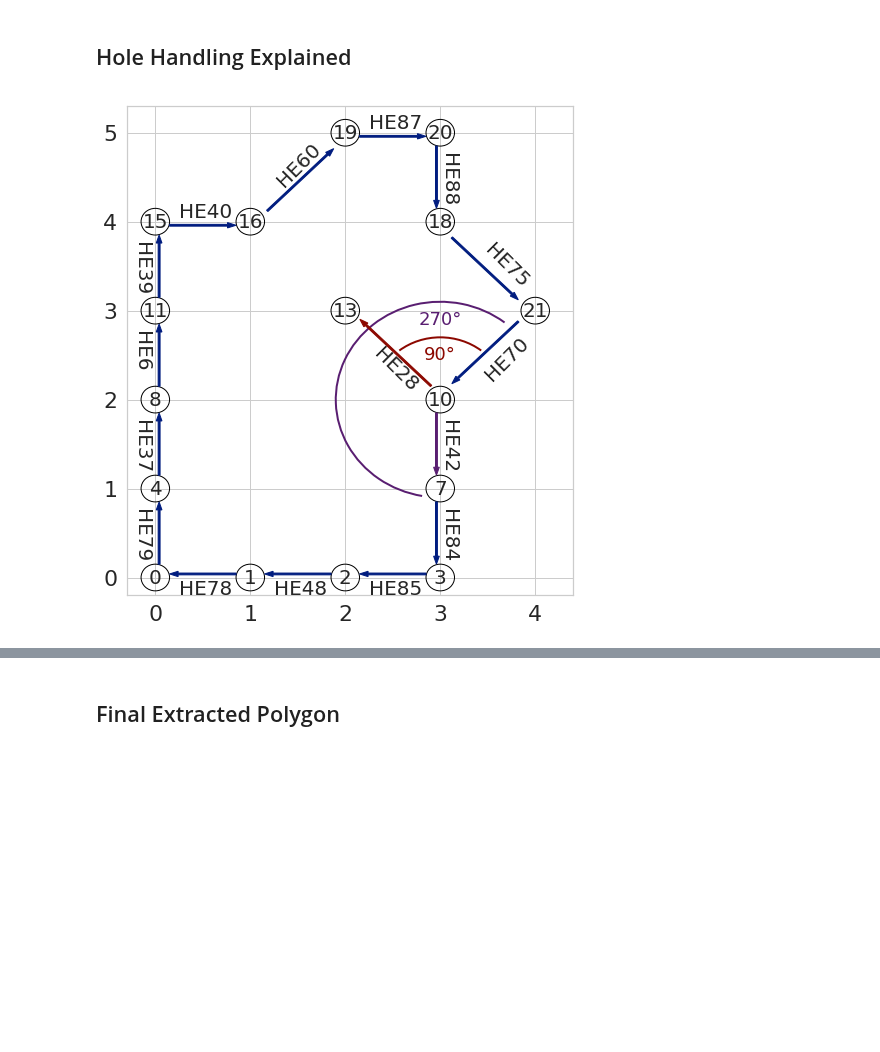
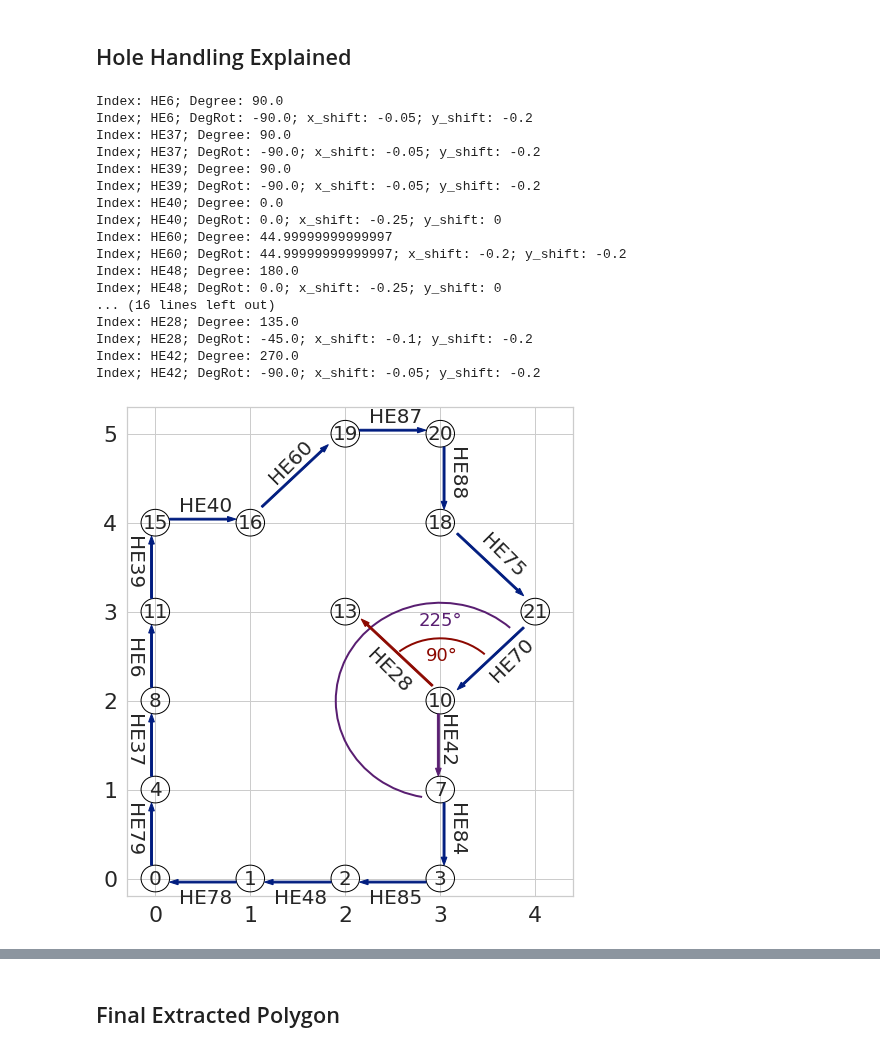
Before and after one commit to JeremyBYU/concavehull-evaluation, a Jupyter notebook: analysis/AlgorithmExplained.ipynb, the cells around one changed output, grey strips where cells are left out. Cells and saved outputs as stored; diff of their text form; code cells hidden in the pictures; blank space fills up the shorter version.

Commit message:
Modifcations to reproduce graph.

```diff
--- a/analysis/AlgorithmExplained.ipynb
+++ b/analysis/AlgorithmExplained.ipynb
@@ -13,7 +13,7 @@ from shapely.geometry import LineString, asPolygon
 from shapely.affinity import scale
 
 from concave_evaluation.helpers import fake_building, plot_line, BLUE, GRAY, plot_arrow, scale_axes, plot_poly
-%matplotlib notebook
+%matplotlib inline
 sns.set(font_scale=2)  # crazy big
 sns.set_style("whitegrid")
 current_palette = sns.color_palette('dark')
@@ -32,4 +32,7 @@ GRAY = current_palette[7] + (0.7, )
 GRAY_LIGHT = current_palette[7] + (0.3, )
 # plt.rc('text', usetex=True)
 # plt.rcParams['text.latex.unicode'] = True
+import matplotlib
+matplotlib.rcParams['pdf.fonttype'] = 42
+matplotlib.rcParams['ps.fonttype'] = 42
 # %% [output]
@@ -77,11 +83,17 @@ def plot_triangles(ax, points, triangles, mask=None, lw=1.0, **kwargs):
 
 
 def plot_circle_points(ax, points, exclude_list=[], **kwargs):
+    text = kwargs.get('text', None)
+    if text is not  None:
+        del kwargs['text']
     for i in range(points.shape[0]):
         if i in exclude_list:
             continue
         point = points[i,:]
-        plot_circle_point(ax, point, text=str(i), **kwargs)
+        if text is None:
+            plot_circle_point(ax, point, text=str(i), **kwargs)
+        else:
+            plot_circle_point(ax, point, text=False, **kwargs)
 
 def plot_circle_point(ax, point, text=None, fontsize=14, radius=0.15, color='black'):
     circle = plt.Circle(point, radius=radius, fill=False, edgecolor=color)
@@ -222,7 +234,7 @@ def plot_halftriangles(ax, points, delaunay, plane, tri_color=(BLUE, BLUE_LIGHT)
         if border_edge_num_only and edgeclass[e] not in ['border', 'hole']:
             edge_text = None
         plot_arrow(ax, ls, color=color, width=0.02, scale_factor=0.70,
-                   offset=0.04, offset_side='right', shape='full',index=edge_text, length_includes_head=True, fontsize=fontsize, **kwargs)
+                   offset=0.04, offset_side='left', shape='full',index=edge_text, length_includes_head=True, fontsize=fontsize, **kwargs)
 
 
     for t in plane:
@@ -315,39 +344,56 @@ edgeclass, edges = build_edge_classification(points, delaunay, planes[0], tri_ha
 
 ls_he28 = edges[28]
 plot_arrow(ax, ls_he28, color=RED, width=0.02, scale_factor=0.75,
-           offset=0.04, offset_side='right', shape='full',index='HE28', length_includes_head=True, fontsize=20)
+           offset=0.06, offset_side='right', shape='full',index='HE28', length_includes_head=True, fontsize=20)
 
 ls_he28 = edges[42]
 plot_arrow(ax, ls_he28, color=PURPLE, width=0.02, scale_factor=0.70,
-           offset=0.04, offset_side='right', shape='full',index='HE42', length_includes_head=True, fontsize=20)
+           offset=0.02, offset_side='right', shape='full',index='HE42', length_includes_head=True, fontsize=20)
 
 # Plot Hole Arc
 center = [3,2]
 radius = 0.7
 width = 2
 height = 2
-start_angle = 52
+start_angle = 48
 end_angle = 128
 color = RED
 text_radius = 0.5
 text_angle = '90' + u'\N{DEGREE SIGN}'
 
 add_arc(ax, center, radius, width, height, start_angle, end_angle, color, text_radius, text_angle)
 
 # Plot Shell Arc
 end_angle = 260
-text_angle = '270' + u'\N{DEGREE SIGN}'
+text_angle = '225' + u'\N{DEGREE SIGN}'
 radius = 1.1
 text_angle_actual = 90
 text_radius = 0.9
 color = PURPLE
 add_arc(ax, center, radius, width, height, start_angle, end_angle,
         color, text_radius, text_angle, text_angle_actual=text_angle_actual)
 
 
 
 fig.savefig('assets/pics/example_one_hole_choice_visual.pdf', bbox_inches='tight')
-# NOTE this is triangles are going clocwise in this right hand coordinate system
+# NOTE this is triangles are going clockwise in this right hand coordinate system
 # x -> right, y-> up (not down!)
 # %% [output]
+Index: HE6; Degree: 90.0
+Index; HE6; DegRot: -90.0; x_shift: -0.05; y_shift: -0.2
+Index: HE37; Degree: 90.0
+Index; HE37; DegRot: -90.0; x_shift: -0.05; y_shift: -0.2
+Index: HE39; Degree: 90.0
+Index; HE39; DegRot: -90.0; x_shift: -0.05; y_shift: -0.2
+Index: HE40; Degree: 0.0
+Index; HE40; DegRot: 0.0; x_shift: -0.25; y_shift: 0
+Index: HE60; Degree: 44.99999999999997
+Index; HE60; DegRot: 44.99999999999997; x_shift: -0.2; y_shift: -0.2
+Index: HE48; Degree: 180.0
+Index; HE48; DegRot: 0.0; x_shift: -0.25; y_shift: 0
+... (16 lines left out)
+Index: HE28; Degree: 135.0
+Index; HE28; DegRot: -45.0; x_shift: -0.1; y_shift: -0.2
+Index: HE42; Degree: 270.0
+Index; HE42; DegRot: -90.0; x_shift: -0.05; y_shift: -0.2
-[figure, old version]
+[figure, new version]
```
Also changed, not shown: parts of 10 cells of this notebook, 1 other file.
